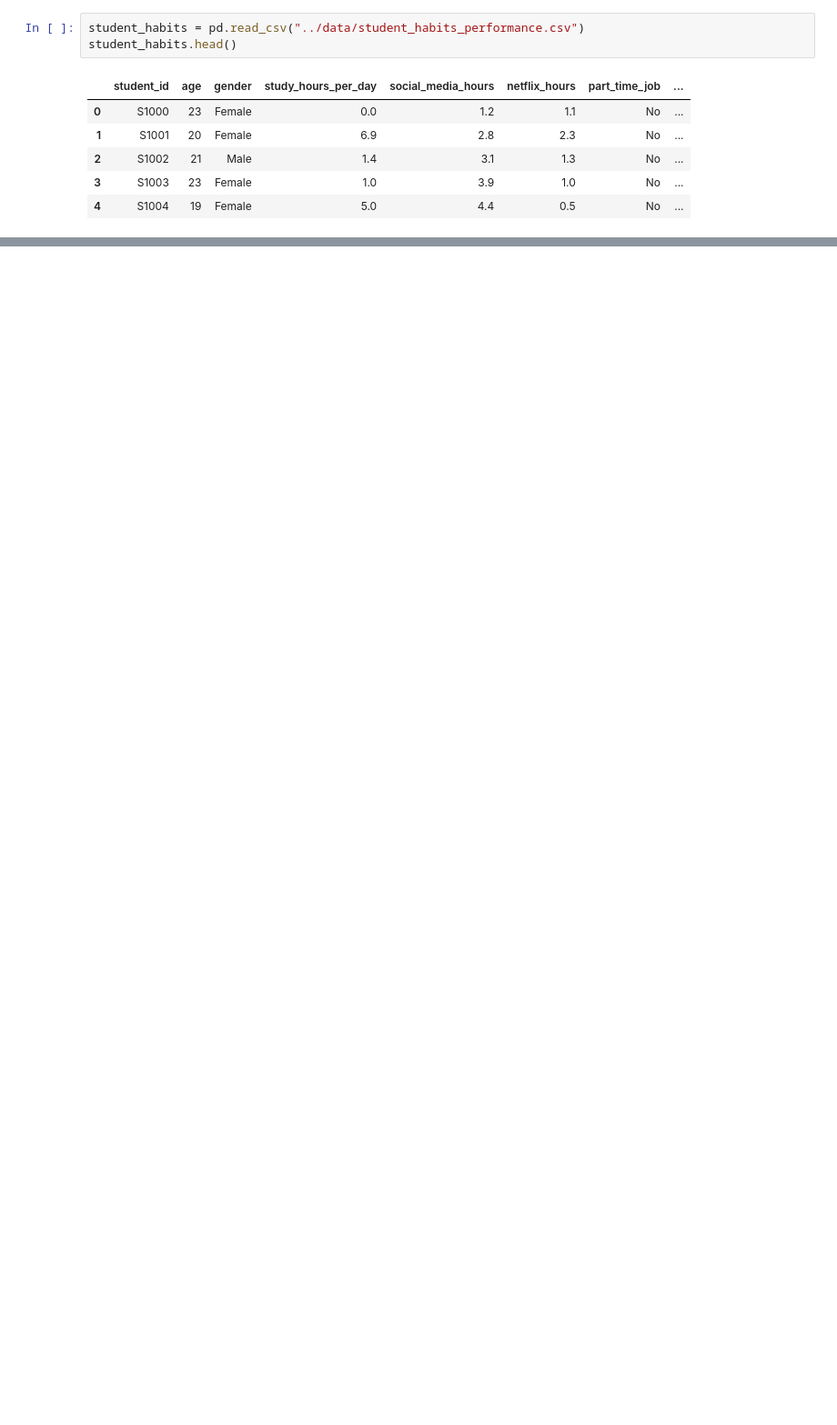
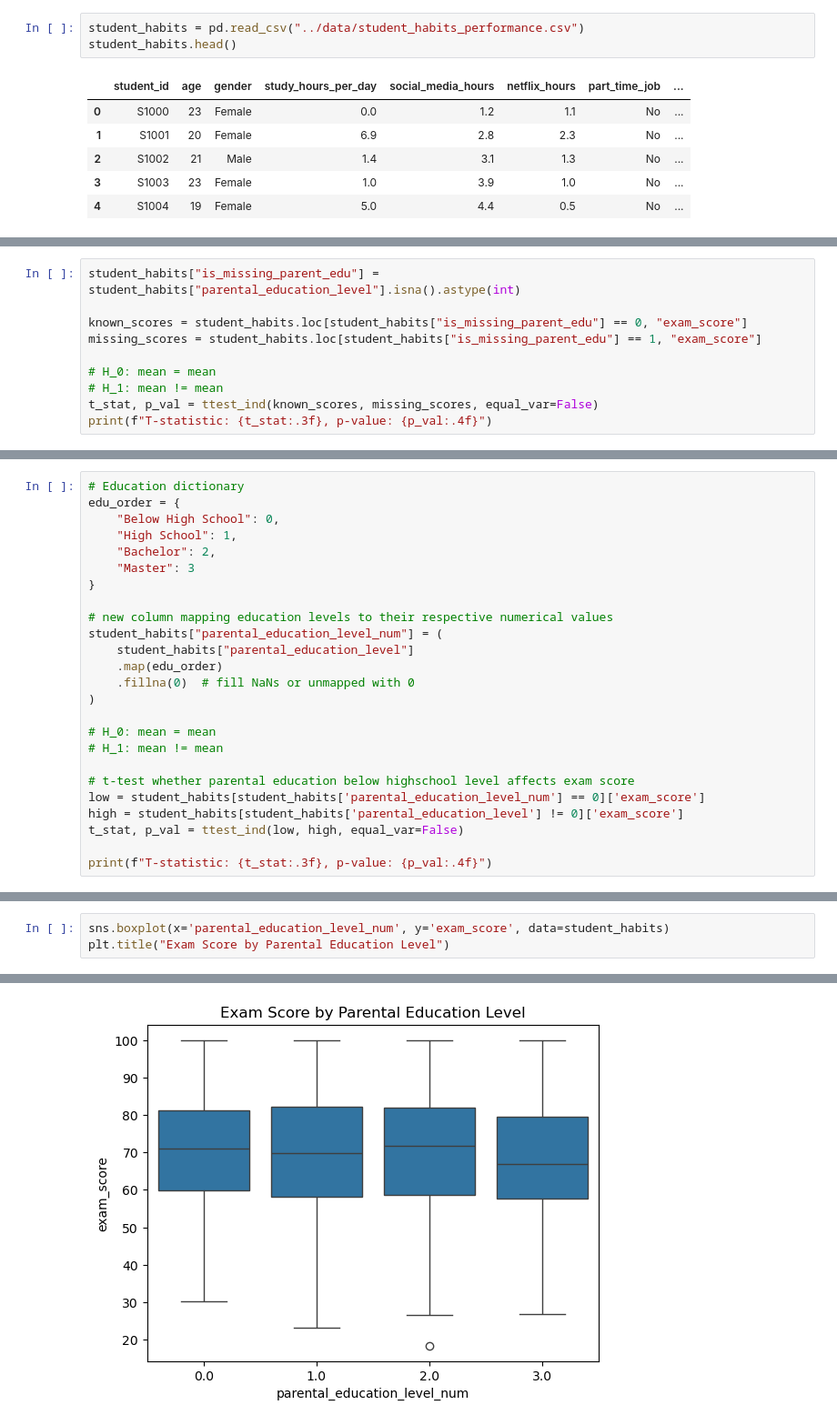
Before and after one commit to USD-AAI-500-Stats-Group-2/Stats500FinalProject, a Jupyter notebook: paul/Data_Analysis.ipynb, the cells around one changed output, grey strips where cells are left out. Shown at 91% size. Saved outputs shown, nothing was run; the diff lists cells and outputs as text; blank space fills up the shorter version.

```diff
--- a/paul/Data_Analysis.ipynb
+++ b/paul/Data_Analysis.ipynb
@@ -67,0 +185,10 @@ No missing values
+# %%
+student_habits["is_missing_parent_edu"] = student_habits["parental_education_level"].isna().astype(int)
+
+known_scores = student_habits.loc[student_habits["is_missing_parent_edu"] == 0, "exam_score"]
+missing_scores = student_habits.loc[student_habits["is_missing_parent_edu"] == 1, "exam_score"]
+
+# H_0: mean = mean
+# H_1: mean != mean
+t_stat, p_val = ttest_ind(known_scores, missing_scores, equal_var=False)
+print(f"T-statistic: {t_stat:.3f}, p-value: {p_val:.4f}")
@@ -67,0 +203,25 @@ No missing values
+# %%
+# Education dictionary
+edu_order = {
+    "Below High School": 0,
+    "High School": 1,
+    "Bachelor": 2,
+    "Master": 3
+}
+
+# new column mapping education levels to their respective numerical values
+student_habits["parental_education_level_num"] = (
+    student_habits["parental_education_level"]
+    .map(edu_order)
+    .fillna(0)  # fill NaNs or unmapped with 0
+)
+
+# H_0: mean = mean
+# H_1: mean != mean
+
+# t-test whether parental education below highschool level affects exam score
+low = student_habits[student_habits['parental_education_level_num'] == 0]['exam_score']
+high = student_habits[student_habits['parental_education_level'] != 0]['exam_score']
+t_stat, p_val = ttest_ind(low, high, equal_var=False)
+
+print(f"T-statistic: {t_stat:.3f}, p-value: {p_val:.4f}")
@@ -67,0 +246,4 @@ No missing values
+# %%
+sns.boxplot(x='parental_education_level_num', y='exam_score', data=student_habits)
+plt.title("Exam Score by Parental Education Level")
+# %% [output]
@@ -68 +251,2 @@ No missing values
+[figure, added]
 # %%
```
Also changed, not shown: parts of 32 cells of this notebook.
